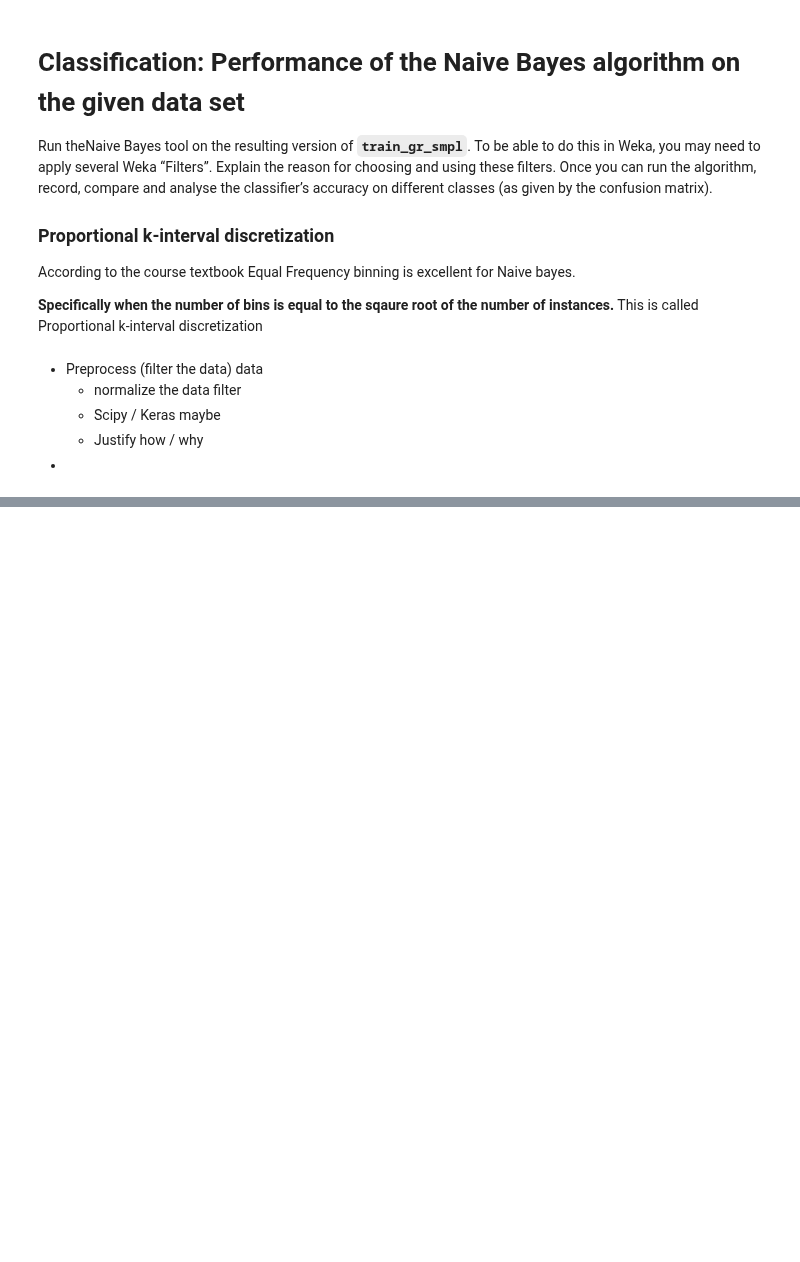
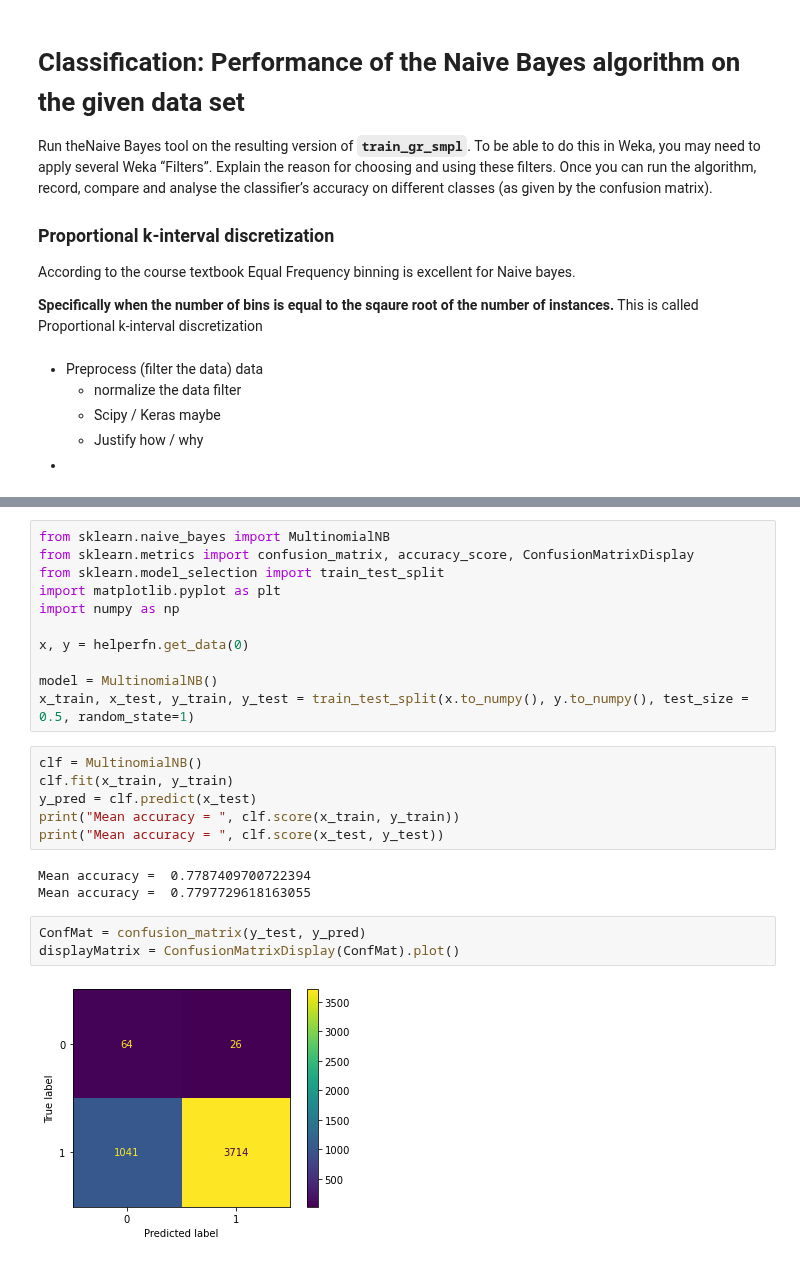
Before and after one commit to friedforfun/Data-Mining-Machine-Learning-CW, a Jupyter notebook: Tasks/Task 3 - Naive Bayse classification performance.ipynb, the cells around one changed output, grey strips where cells are left out. Drawn from its saved outputs; the diff is of its cells as text; blank space fills up the shorter version.

Commit message:
MultinomialNB

```diff
--- a/Tasks/Task 3 - Naive Bayse classification performance.ipynb
+++ b/Tasks/Task 3 - Naive Bayse classification performance.ipynb
@@ -61,0 +58,25 @@ KeyError: 0
+# %%
+from sklearn.naive_bayes import MultinomialNB
+from sklearn.metrics import confusion_matrix, accuracy_score, ConfusionMatrixDisplay
+from sklearn.model_selection import train_test_split
+import matplotlib.pyplot as plt
+import numpy as np
+
+x, y = helperfn.get_data(0)
+
+model = MultinomialNB()
+x_train, x_test, y_train, y_test = train_test_split(x.to_numpy(), y.to_numpy(), test_size = 0.5, random_state=1)
+# %%
+clf = MultinomialNB()
+clf.fit(x_train, y_train)
+y_pred = clf.predict(x_test)
+print("Mean accuracy = ", clf.score(x_train, y_train))
+print("Mean accuracy = ", clf.score(x_test, y_test))
+# %% [output]
+Mean accuracy =  0.7787409700722394
+Mean accuracy =  0.7797729618163055
+# %%
+ConfMat = confusion_matrix(y_test, y_pred)
+displayMatrix = ConfusionMatrixDisplay(ConfMat).plot()
+# %% [output]
+[figure, added]
```
Also changed, not shown: parts of 5 cells of this notebook.
